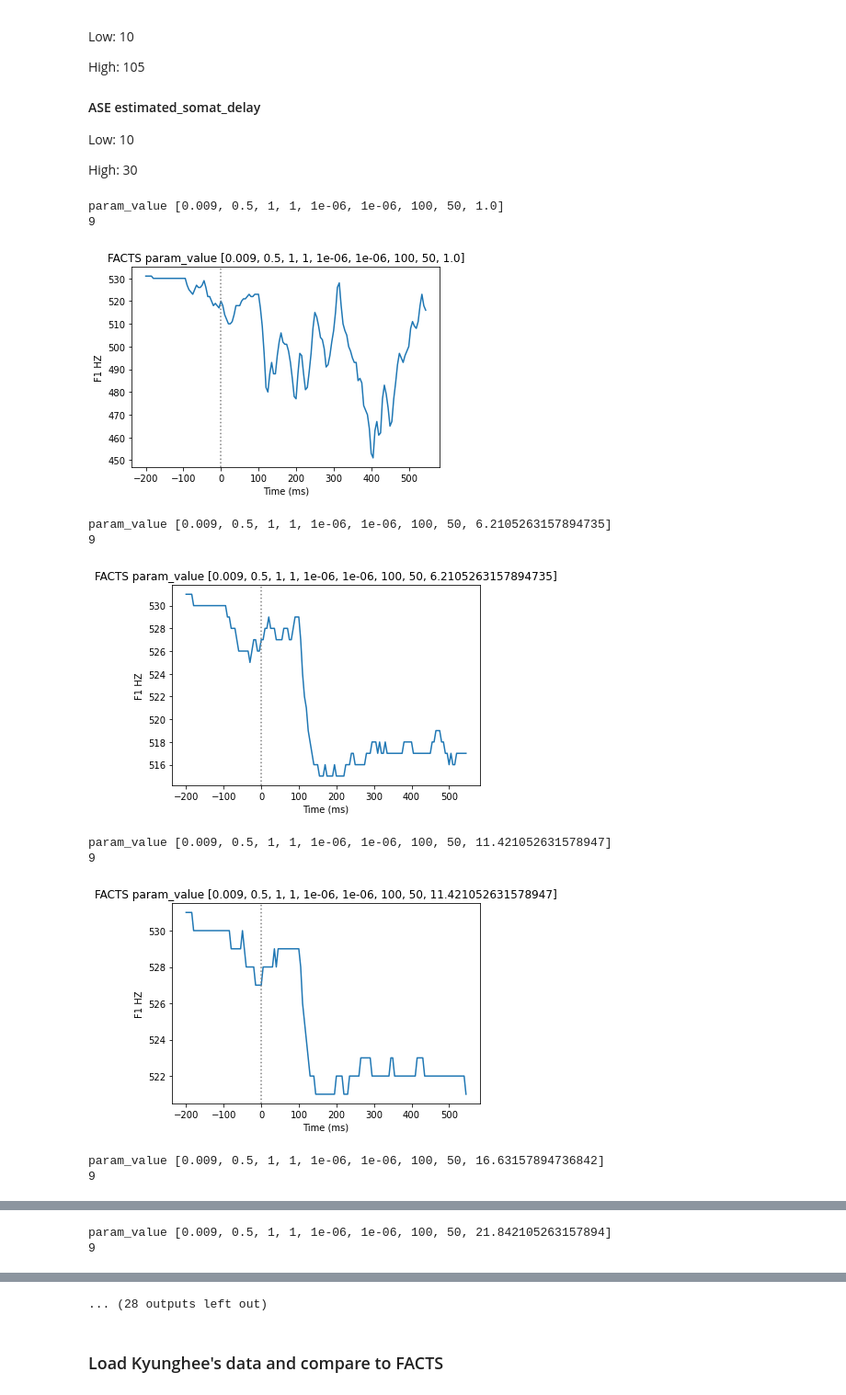
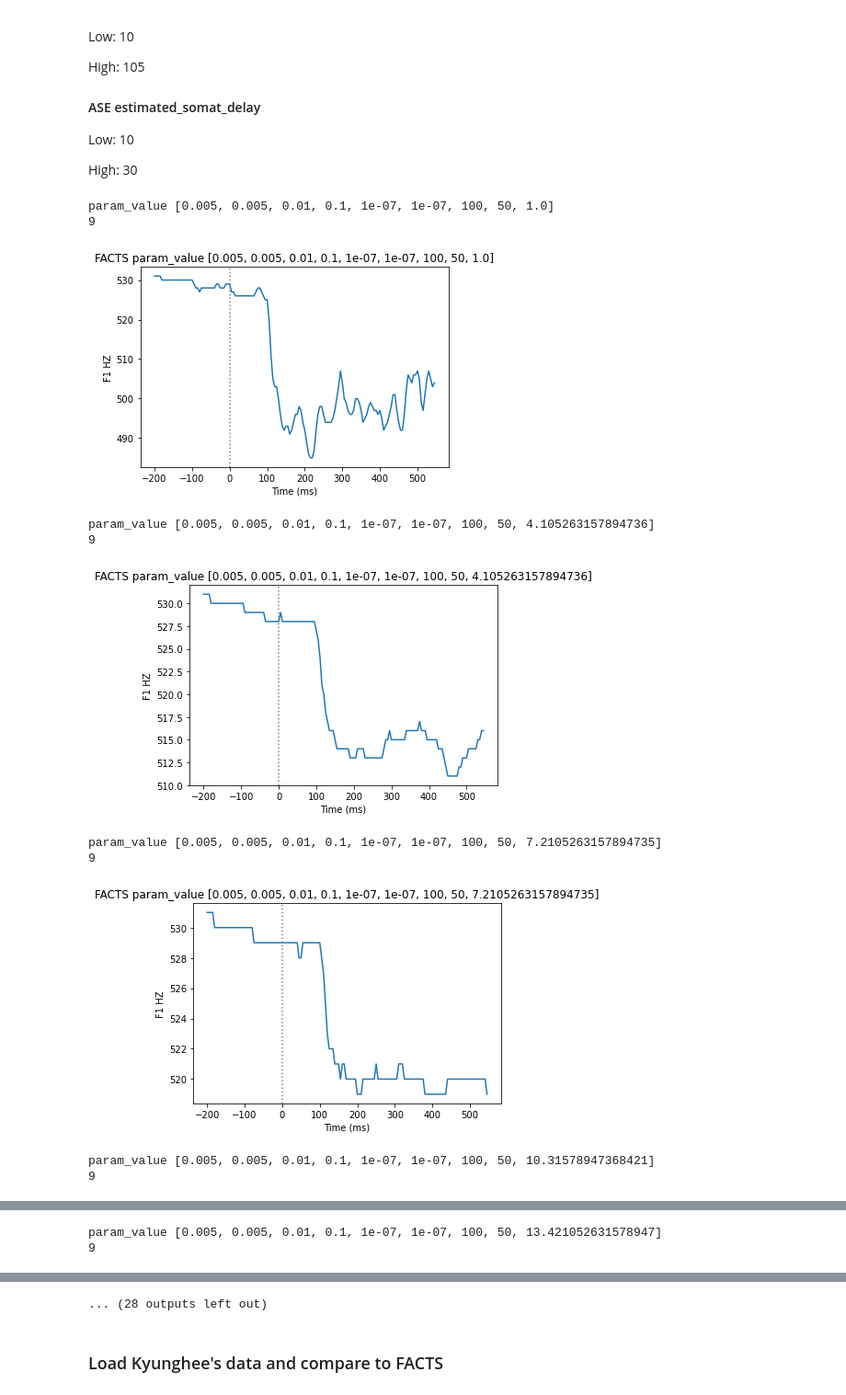
Before and after one commit to apongos/FACTS_SBI_cluster, a Jupyter notebook: SBI_on_FACTS_parameter_sweep_GridSearch.ipynb, the cells around one changed output, grey strips where cells are left out. Shown at 92% size. Drawn from its saved outputs; the diff is of its cells as text; code cells hidden in the pictures.

```diff
--- a/SBI_on_FACTS_parameter_sweep_GridSearch.ipynb
+++ b/SBI_on_FACTS_parameter_sweep_GridSearch.ipynb
@@ -36,7 +36,7 @@ def simulator(theta):
 
             config['SensoryDelay']['Auditory_delay'] = str(theta[0][6].item())
             config['SensoryDelay']['Somato_delay'] = str(theta[0][7].item())
-            config['TaskStateEstimator']['cc_reduction_from_delay'] = str(theta[0][8].item())
+            config['TaskStateEstimator']['cc_discount_from_delay'] = str(theta[0][8].item())
 
 #             config['TaskStateEstimator']['estimated_auditory_delay'] = str(theta[0][6].item())
 #             config['ArticStateEstimator']['estimated_somat_delay'] = str(theta[0][7].item())
@@ -53,7 +53,7 @@ def simulator(theta):
 
             config['SensoryDelay']['Auditory_delay'] = str(theta[6].item())
             config['SensoryDelay']['Somato_delay'] = str(theta[7].item())
-            config['TaskStateEstimator']['cc_reduction_from_delay'] = str(theta[8].item())
+            config['TaskStateEstimator']['cc_discount_from_delay'] = str(theta[8].item())
 
 #             config['TaskStateEstimator']['estimated_auditory_delay'] = str(theta[6].item())
 #             config['ArticStateEstimator']['estimated_somat_delay'] = str(theta[7].item())
@@ -226,45 +226,45 @@ High: 30
 examples = []
 # mu1 = 0.005
 # param_values = [ [0.009, 0.5, 1, 1, 10e-7, 10e-7, 75, int(x)] for x in  np.linspace(75, 100, num=1)]
-param_values = [ [0.009, 0.5, 1, 1, 10e-7, 10e-7, 100, 50, x] for x in  np.linspace(1, 100, num=20)]
+param_values = [ [0.005, 0.005, 0.01, 0.1, 0.0000001, 0.0000001, 100, 50, x] for x in  np.linspace(1, 60, num=20)]
 
 plot = True
 
 # Create coarse grid
 # Sens_Noise_Aud_Sense_scale = np.linspace(0.0001, 0.04, num=3)
 # Sens_Noise_Somato_Sense_scale = np.linspace(0.002, 1, num=3)
 # TSE_process_scale = np.linspace( 0.0001, 5, num=3)
 # TSE_covar_scale = np.linspace(0.0000001, 5, num=3)
 # ASE_process_scale = np.linspace(10e-12, 10e-6, num=3)
 # ASE_covar_scale = np.linspace(10e-12, 10e-4, num=3)
 
 # Grid = [Sens_Noise_Aud_Sense_scale, Sens_Noise_Somato_Sense_scale TSE_process_scale, ...
 #        TSE_covar_scale, ASE_process_scale, ASE_covar_scale]
 
 
 for ii in param_values:
     print(f"param_value {ii}")
     example = simulator(torch.tensor([ii]))
     examples.append(example)
 
     if plot == True:
         plt.figure()
         plt.title(f'FACTS param_value {ii}')
         example_x = (np.arange(len(example))*5)-200
         plt.plot(example_x,example)
         plt.axvline(x = 0, color = 'grey', ls=':')
         plt.xlabel('Time (ms)')
         plt.ylabel('F1 HZ')
         plt.show()
 # %% [output]
-param_value [0.009, 0.5, 1, 1, 1e-06, 1e-06, 100, 50, 1.0]
+param_value [0.005, 0.005, 0.01, 0.1, 1e-07, 1e-07, 100, 50, 1.0]
 9
-[figure, old version]
+[figure, new version]
-param_value [0.009, 0.5, 1, 1, 1e-06, 1e-06, 100, 50, 6.2105263157894735]
+param_value [0.005, 0.005, 0.01, 0.1, 1e-07, 1e-07, 100, 50, 4.105263157894736]
 9
-[figure, old version]
+[figure, new version]
-param_value [0.009, 0.5, 1, 1, 1e-06, 1e-06, 100, 50, 11.421052631578947]
+param_value [0.005, 0.005, 0.01, 0.1, 1e-07, 1e-07, 100, 50, 7.2105263157894735]
 9
-[figure, old version]
+[figure, new version]
-param_value [0.009, 0.5, 1, 1, 1e-06, 1e-06, 100, 50, 16.63157894736842]
+param_value [0.005, 0.005, 0.01, 0.1, 1e-07, 1e-07, 100, 50, 10.31578947368421]
 9
@@ -272,2 +272,2 @@ param_value [0.009, 0.5, 1, 1, 1e-06, 1e-06, 100, 50, 16.63157894736842]
-param_value [0.009, 0.5, 1, 1, 1e-06, 1e-06, 100, 50, 21.842105263157894]
+param_value [0.005, 0.005, 0.01, 0.1, 1e-07, 1e-07, 100, 50, 13.421052631578947]
 9
```
Also changed, not shown: parts of 2 cells of this notebook, 1 other file.
